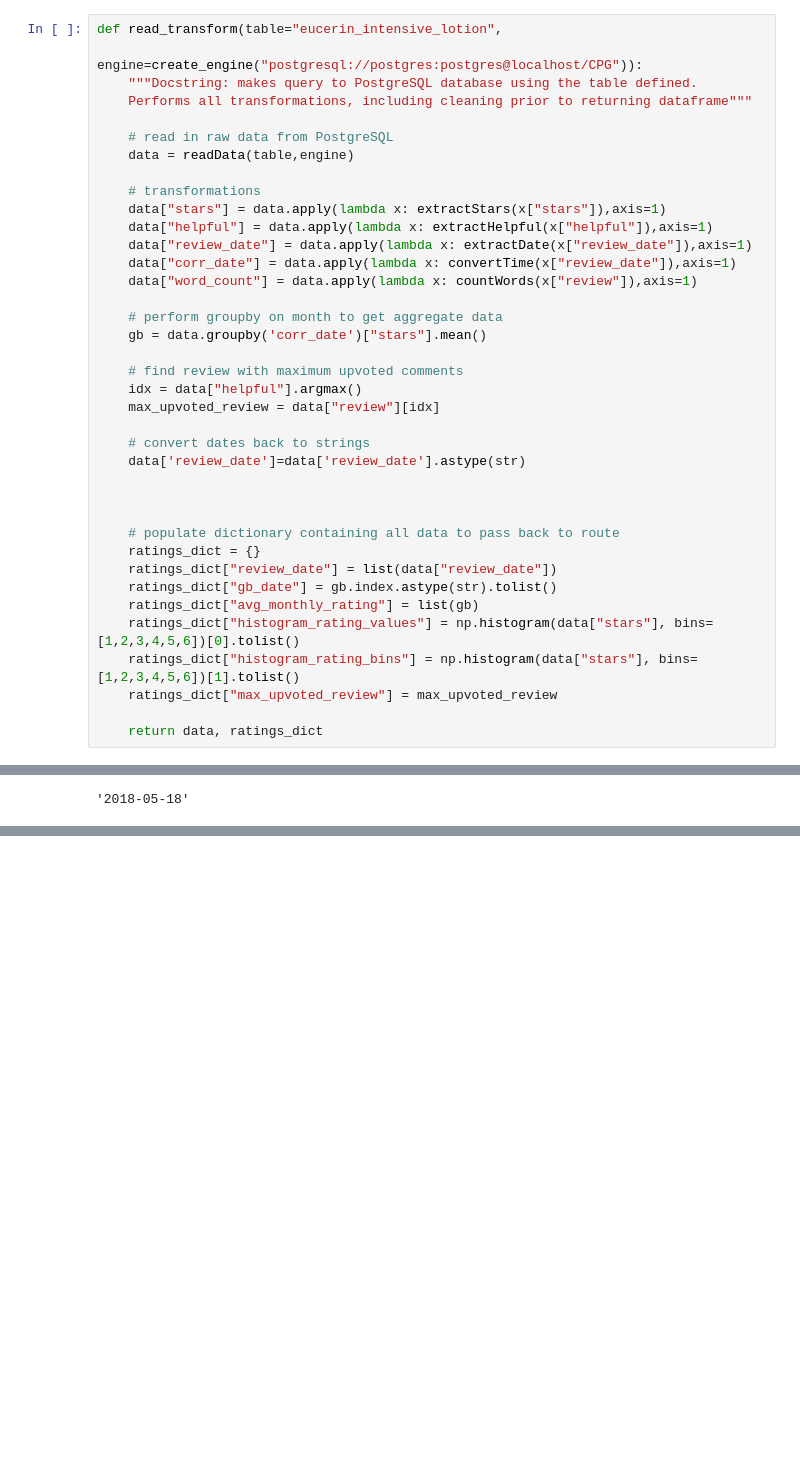
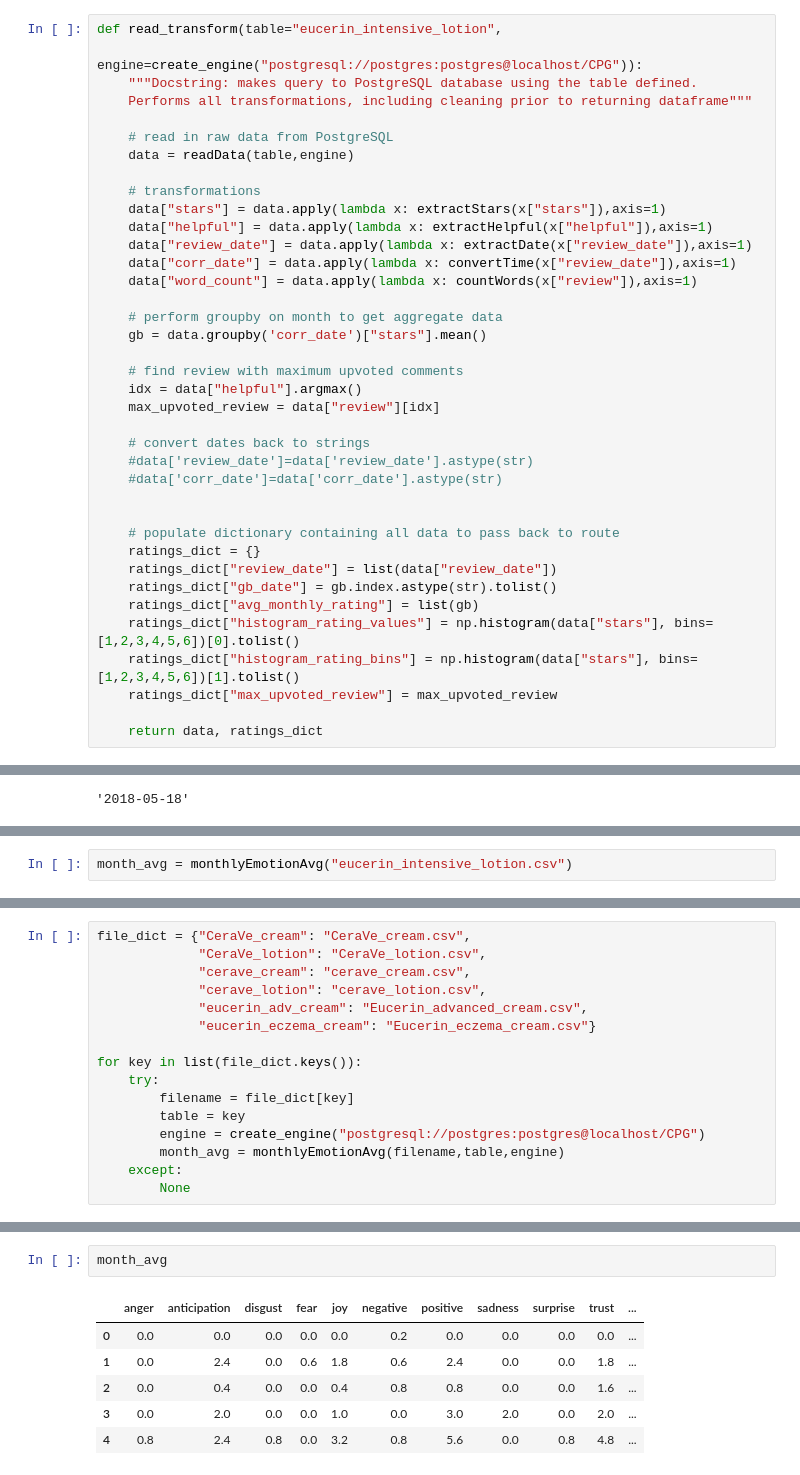
Before and after one commit to mrichtmyer/CPG-Analysis, a Jupyter notebook: Refactor ETL.ipynb, the cells around one changed output, grey strips where cells are left out. Saved outputs shown, nothing was run; the diff lists cells and outputs as text; blank space fills up the shorter version.

Commit message:
Adding emotion route that pushes 10 calculated emotion vectors

```diff
--- a/Refactor ETL.ipynb
+++ b/Refactor ETL.ipynb
@@ -93,8 +93,8 @@ def read_transform(table="eucerin_intensive_lotion",
     max_upvoted_review = data["review"][idx]
 
     # convert dates back to strings
-    data['review_date']=data['review_date'].astype(str)
-
+    #data['review_date']=data['review_date'].astype(str)
+    #data['corr_date']=data['corr_date'].astype(str)
 
 
     # populate dictionary containing all data to pass back to route
@@ -195,0 +330,2 @@ memory usage: 110.8+ KB
+# %%
+month_avg = monthlyEmotionAvg("eucerin_intensive_lotion.csv")
@@ -195,0 +339,16 @@ memory usage: 110.8+ KB
+# %%
+file_dict = {"CeraVe_cream": "CeraVe_cream.csv",
+             "CeraVe_lotion": "CeraVe_lotion.csv",
+             "cerave_cream": "cerave_cream.csv",
+             "cerave_lotion": "cerave_lotion.csv",
+             "eucerin_adv_cream": "Eucerin_advanced_cream.csv",
+             "eucerin_eczema_cream": "Eucerin_eczema_cream.csv"}
+
+for key in list(file_dict.keys()):
+    try:
+        filename = file_dict[key]
+        table = key
+        engine = create_engine("postgresql://postgres:postgres@localhost/CPG")
+        month_avg = monthlyEmotionAvg(filename,table,engine)
+    except:
+        None
@@ -195,0 +362,9 @@ memory usage: 110.8+ KB
+# %%
+month_avg
+# %% [output]
+|  | anger | anticipation | disgust | fear | joy | negative | positive | sadness | surprise | trust | ... |
+| 0 | 0.0 | 0.0 | 0.0 | 0.0 | 0.0 | 0.2 | 0.0 | 0.0 | 0.0 | 0.0 | ... |
+| 1 | 0.0 | 2.4 | 0.0 | 0.6 | 1.8 | 0.6 | 2.4 | 0.0 | 0.0 | 1.8 | ... |
+| 2 | 0.0 | 0.4 | 0.0 | 0.0 | 0.4 | 0.8 | 0.8 | 0.0 | 0.0 | 1.6 | ... |
+| 3 | 0.0 | 2.0 | 0.0 | 0.0 | 1.0 | 0.0 | 3.0 | 2.0 | 0.0 | 2.0 | ... |
+| 4 | 0.8 | 2.4 | 0.8 | 0.0 | 3.2 | 0.8 | 5.6 | 0.0 | 0.8 | 4.8 | ... |
```
Also changed, not shown: parts of 27 cells of this notebook, 2 other files.
